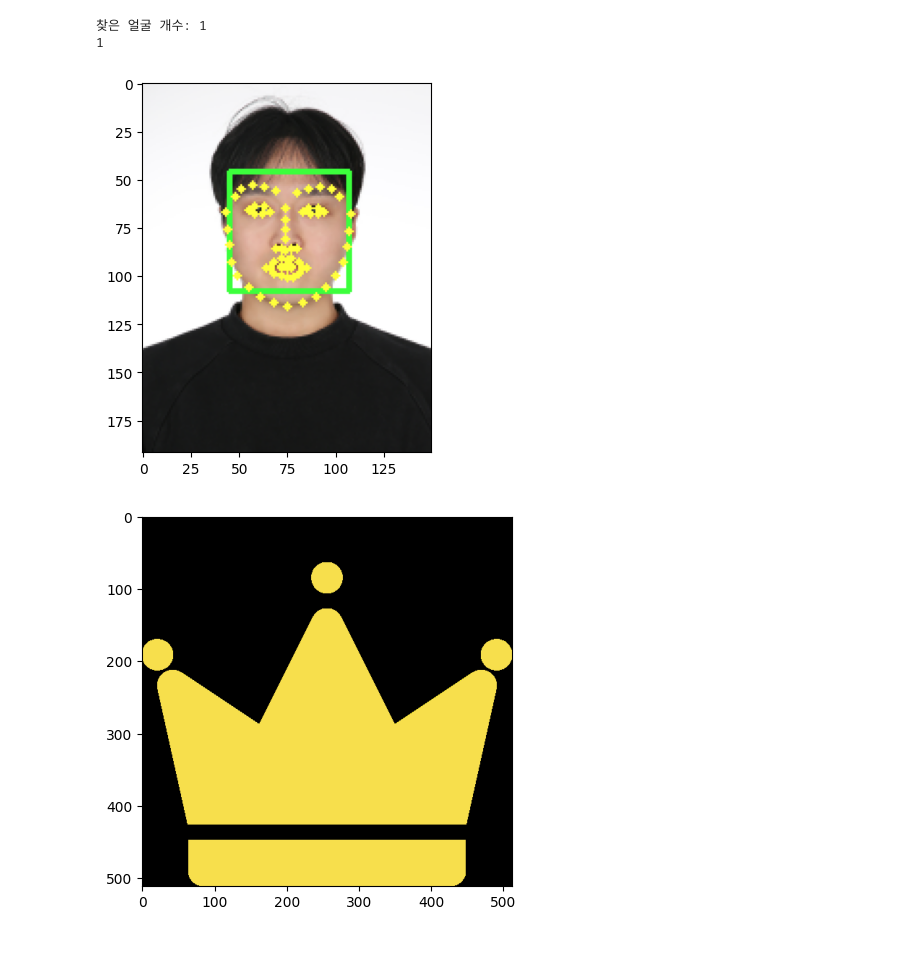
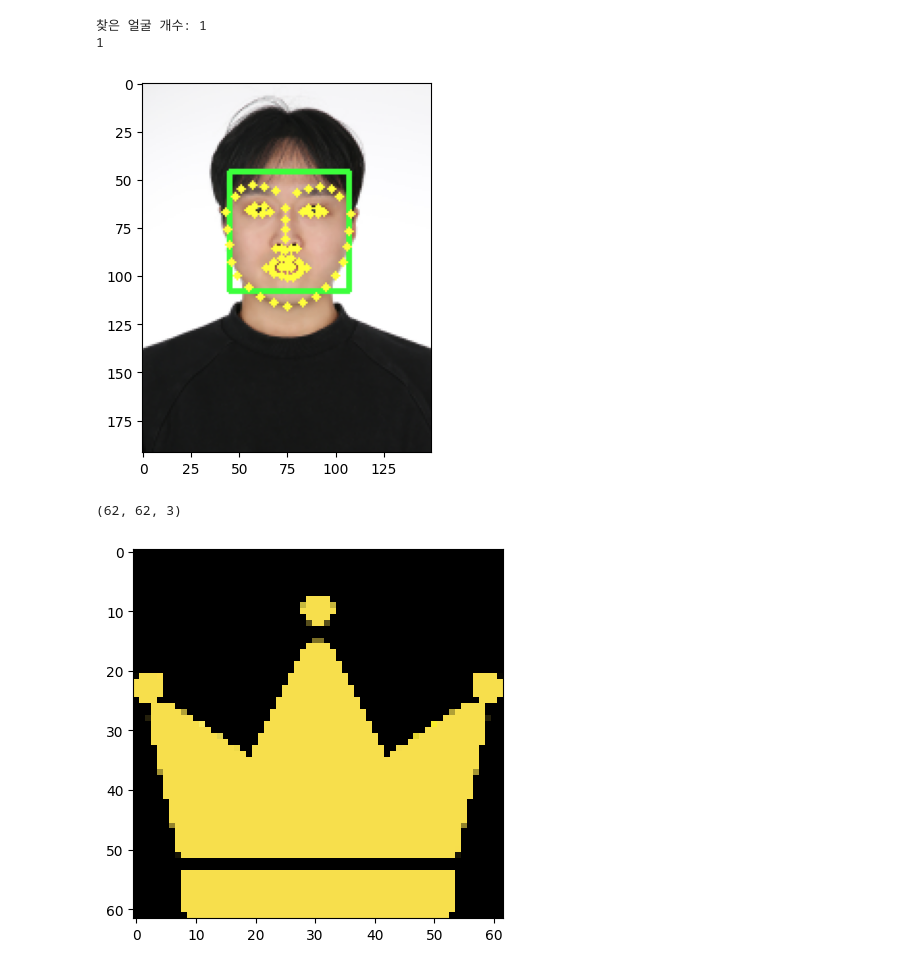
Before and after one commit to count-im/AIFFEL_quest_eng_jongha, a Jupyter notebook: Computer_Vision/CV01/CV01.ipynb, the cells around one changed output. Cells and saved outputs as stored; diff of their text form; code cells hidden in the pictures.

```diff
--- a/Computer_Vision/CV01/CV01.ipynb
+++ b/Computer_Vision/CV01/CV01.ipynb
@@ -57,7 +57,6 @@ class ImageLoader:
     def show_image(self):
         plt.imshow(self.img_rgb)
         plt.show()
-        return self.img_rgb
 
 
 class FaceLoader(ImageLoader):
@@ -67,11 +66,10 @@ class FaceLoader(ImageLoader):
         super().__init__(face_path)
         self.detector_hog = dlib.get_frontal_face_detector()
         self.dlib_rects = None
-        self.boxes = []
+        self.list_dlib_rects = []
 
     def get_box(self) -> List[dlib.rectangle]:
         self.dlib_rects = self.detector_hog(self.img_rgb, 1)
-        return self.dlib_rects
 
     def draw_box(self):
         for dlib_rect in self.dlib_rects:
@@ -81,9 +79,9 @@ class FaceLoader(ImageLoader):
             bottom = dlib_rect.bottom()
 
             cv2.rectangle(self.img_rgb, (left, top), (right, bottom), (60, 255, 60), 2, lineType=cv2.LINE_8)
-            self.boxes.append([left, top, right, bottom])
+            self.list_dlib_rects.append([left, top, right, bottom])
             super().show_image()
-            print(f"찾은 얼굴 개수: {len(self.boxes)}")
+            print(f"찾은 얼굴 개수: {len(self.list_dlib_rects)}")
 
 
 class StickerLoader(ImageLoader):
@@ -112,6 +110,7 @@ class ShapePredictor(BaseModel):
         self.landmark_predictor = dlib.shape_predictor(str(self.model_path))
 
     def get_landmarks(self, image_rgb, dlib_rects):
+        """랜드마크 리스트들의 각 리스트 안에는 68개의 랜드마크 포인트들이 들어있음"""
         for dlib_rect in dlib_rects:
             points = self.landmark_predictor(image_rgb, dlib_rect)
             self.list_points = list(map(lambda p: (p.x, p.y), points.parts()))
@@ -125,28 +124,50 @@ class ShapePredictor(BaseModel):
 
         plt.imshow(image_rgb)
         plt.show()
+
+
+class StickerPreprocesser:
+
+    def __init__(self, sticker_path: Path):
+        """Path 객체와 List 객체를 인자로 받음"""
+
+        self.img_bgr = cv2.imread(sticker_path, -1)
+        self.img_rgb = cv2.cvtColor(self.img_bgr, cv2.COLOR_BGR2RGB)
+        self.resized_sticker = None
+
+    def resize_sticker(self, dlib_rects):
+        self.resized_sticker = cv2.resize(self.img_rgb, (dlib_rects[0].right() - dlib_rects[0].left(), dlib_rects[0].bottom() - dlib_rects[0].top()))
+        print(self.resized_sticker.shape)
+        plt.imshow(self.resized_sticker)
+        plt.show()
+
+    def relocate_anchor(self, list_landmarks):
 # %%
 def run():
     path_manager = PathManager(63)
     face_path = path_manager.get_image_path("me.png")
     model_path = path_manager.get_model_path("shape_predictor_68_face_landmarks.dat")
     sticker_path = path_manager.get_image_path("king.png")
 
-    my_face1 = FaceLoader(face_path)
-    my_face1.get_box()
-    my_face1.draw_box()
+    face_pic1 = FaceLoader(face_path)
+    face_pic1.get_box()
+    face_pic1.draw_box()
 
     shape_predictor = ShapePredictor(model_path)
-    shape_predictor.get_landmarks(my_face1.img_rgb, my_face1.dlib_rects)
-    shape_predictor.draw_landmarks(my_face1.img_rgb)
+    shape_predictor.get_landmarks(face_pic1.img_rgb, face_pic1.dlib_rects)
+    shape_predictor.draw_landmarks(face_pic1.img_rgb)
 
-    crown = StickerLoader(sticker_path)
-    crown.show_sticker()
+    # crown = StickerLoader(sticker_path)
+    # crown.show_sticker()
+
+    crown = StickerPreprocesser(sticker_path)
+    crown.resize_sticker(face_pic1.dlib_rects)
 
 run()
 # %% [output]
 [figure]
 찾은 얼굴 개수: 1
 1
 [figure]
+(62, 62, 3)
-[figure, old version]
+[figure, new version]
```
